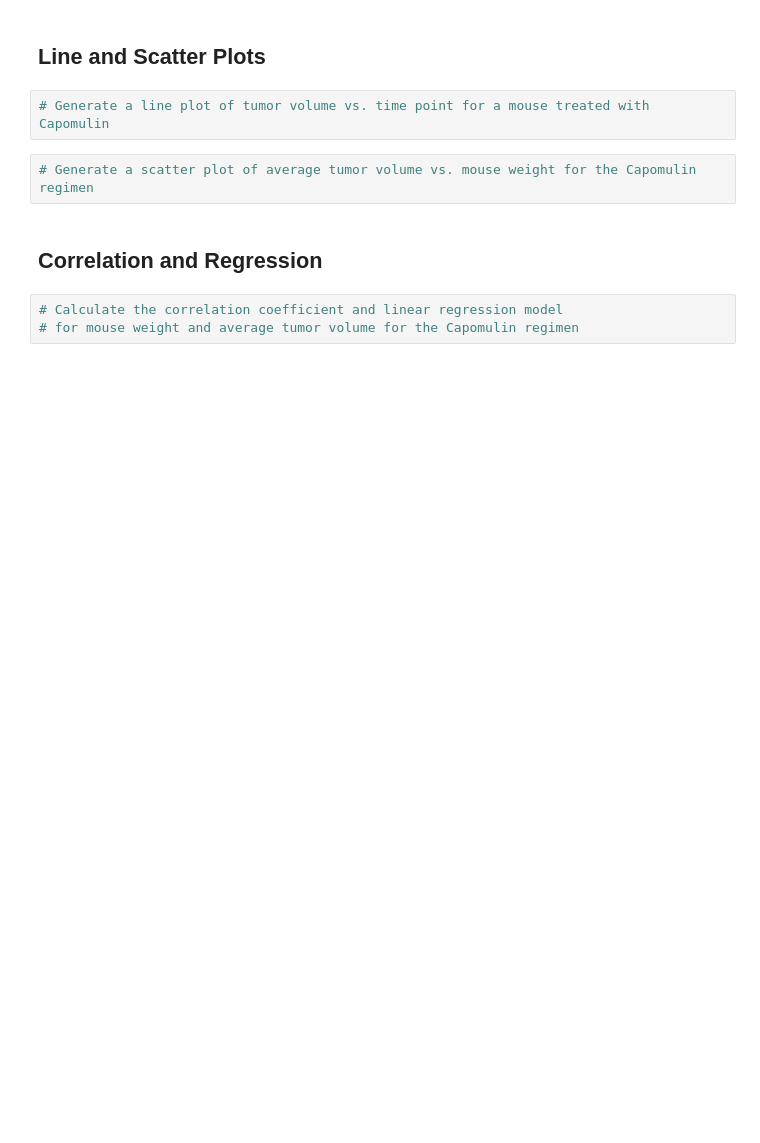
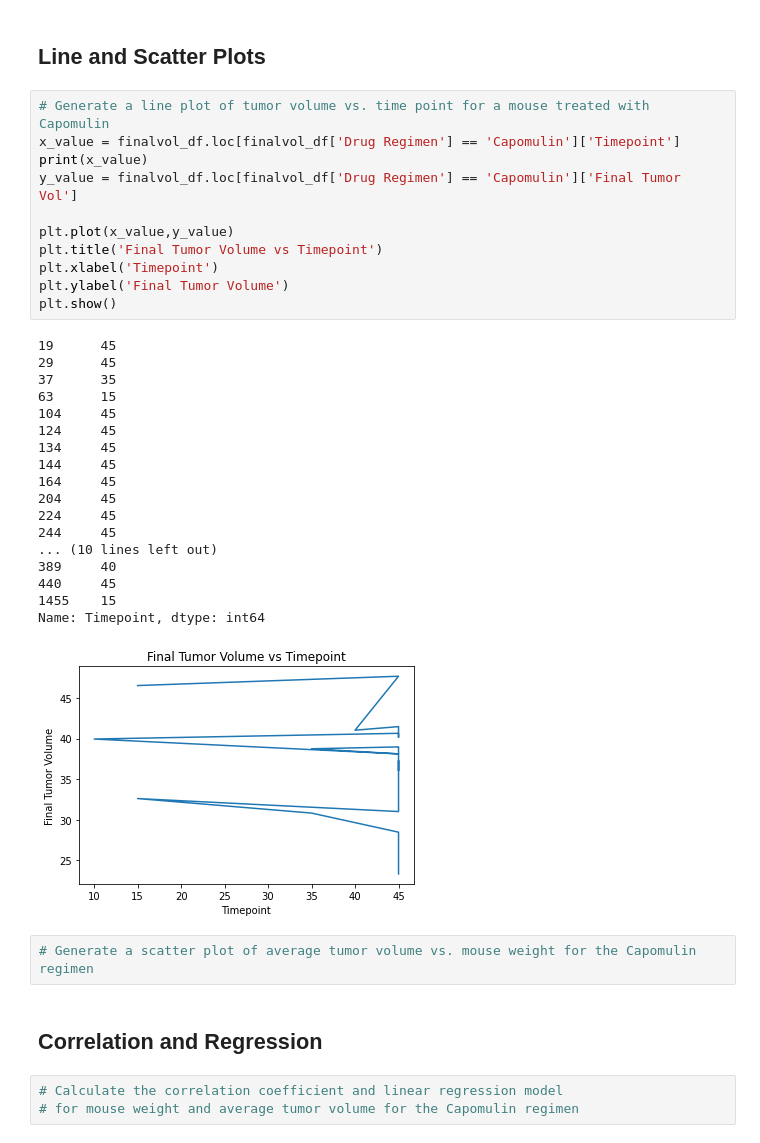
Before and after one commit to reyno255/matplotlib-challenge, a Jupyter notebook: Instructions/Pymaceuticals/main.ipynb, the cells around one changed output. Drawn from its saved outputs; the diff is of its cells as text; blank space fills up the shorter version.

```diff
--- a/Instructions/Pymaceuticals/main.ipynb
+++ b/Instructions/Pymaceuticals/main.ipynb
@@ -292,6 +285,34 @@ UFuncTypeError: ufunc 'add' did not contain a loop with signature matching types
 ## Line and Scatter Plots
 # %%
 # Generate a line plot of tumor volume vs. time point for a mouse treated with Capomulin
+x_value = finalvol_df.loc[finalvol_df['Drug Regimen'] == 'Capomulin']['Timepoint']
+print(x_value)
+y_value = finalvol_df.loc[finalvol_df['Drug Regimen'] == 'Capomulin']['Final Tumor Vol']
+
+plt.plot(x_value,y_value)
+plt.title('Final Tumor Volume vs Timepoint')
+plt.xlabel('Timepoint')
+plt.ylabel('Final Tumor Volume')
+plt.show()
+# %% [output]
+19      45
+29      45
+37      35
+63      15
+104     45
+124     45
+134     45
+144     45
+164     45
+204     45
+224     45
+244     45
+... (10 lines left out)
+389     40
+440     45
+1455    15
+Name: Timepoint, dtype: int64
+[figure, added]
 # %%
 # Generate a scatter plot of average tumor volume vs. mouse weight for the Capomulin regimen
 # %% [markdown]
```
Also changed, not shown: parts of 4 cells of this notebook.
